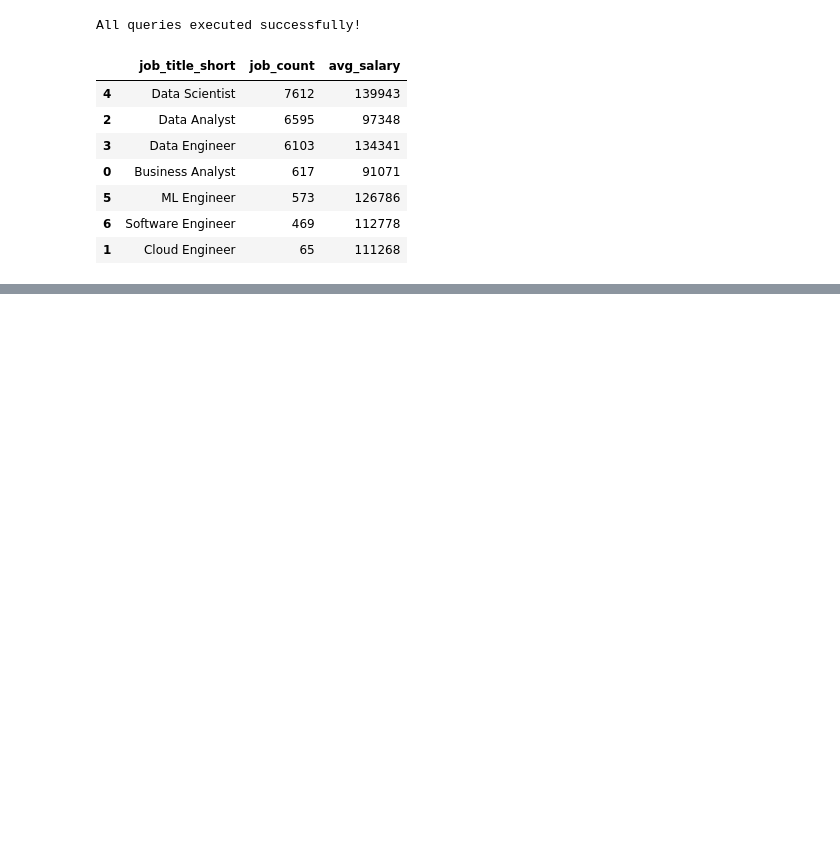
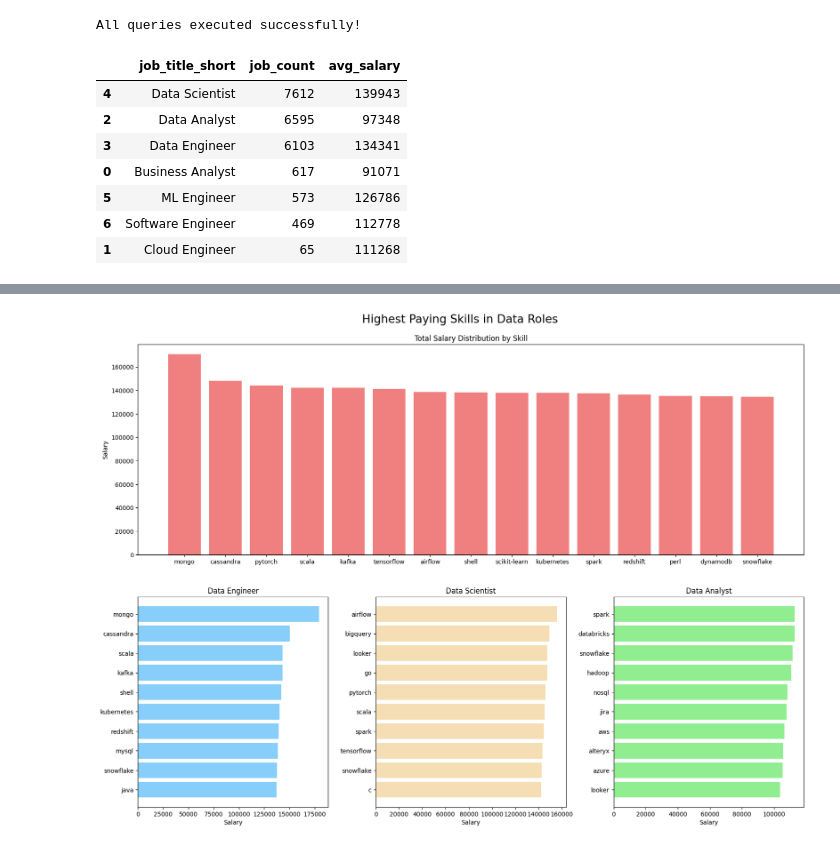
Before and after one commit to enes-turk/sql_job_analysis, a Jupyter notebook: notebook.ipynb, the cells around one changed output, grey strips where cells are left out. Cells and saved outputs as stored; diff of their text form; code cells hidden in the pictures; blank space fills up the shorter version.

```diff
--- a/notebook.ipynb
+++ b/notebook.ipynb
@@ -58,0 +89,42 @@ tables[3]
+# %%
+# tables for skill salary
+table_data_total_salary = tables[0]
+table_data_engineer_salary = tables[1].sort_values('salary', ascending=True)
+table_data_scientist_salary = tables[2].sort_values('salary', ascending=True)
+table_data_analyst_salary = tables[3].sort_values('salary', ascending=True)
+# %%
+
+fig, axs = plt.subplots(nrows=2, ncols=3, figsize=(20, 14))  # Changed nrows to 2
+plt.subplots_adjust(wspace=0.25)  # adjusting the horizontal space between subplots
+fig.suptitle('Highest Paying Skills in Data Roles', fontsize=19, y=0.930)
+
+# Plotting the first wide total skill row
+plt.subplot(2, 3, (1, 3))  # This specifies that the plot spans the first three columns
+plt.bar('skill_name', 'salary', data=table_data_total_salary, color='lightcoral')
+plt.ylabel('Salary')
+plt.title('Total Salary Distribution by Skill')
+
+# flatten and remove background subplots
+ax_flatten = axs[0, :].flatten()  # Flatten the 2D array to access all subplots in the first row
+ax_flatten[0].axis('off')
+ax_flatten[1].axis('off')
+ax_flatten[2].axis('off')
+
+# plotting the data engineer job market by job count
+axs[1, 0].barh('skill_name', 'salary', data=table_data_engineer_salary, color='lightskyblue')
+axs[1, 0].set_title('Data Engineer')
+axs[1, 0].set_xlabel('Salary')
+
+# plotting the data scientist job market by average salary
+axs[1, 1].barh('skill_name', 'salary', data=table_data_scientist_salary, color='wheat')
+axs[1, 1].set_title('Data Scientist')
+axs[1, 1].set_xlabel('Salary')
+
+# plotting the data analyst job market by average salary
+axs[1, 2].barh('skill_name', 'salary', data=table_data_analyst_salary, color='lightgreen')
+axs[1, 2].set_title('Data Analyst')
+axs[1, 2].set_xlabel('Salary')
+
+plt.show()
+# %% [output]
+[figure, added]
```
Also changed, not shown: parts of 6 cells of this notebook, 6 other files.
